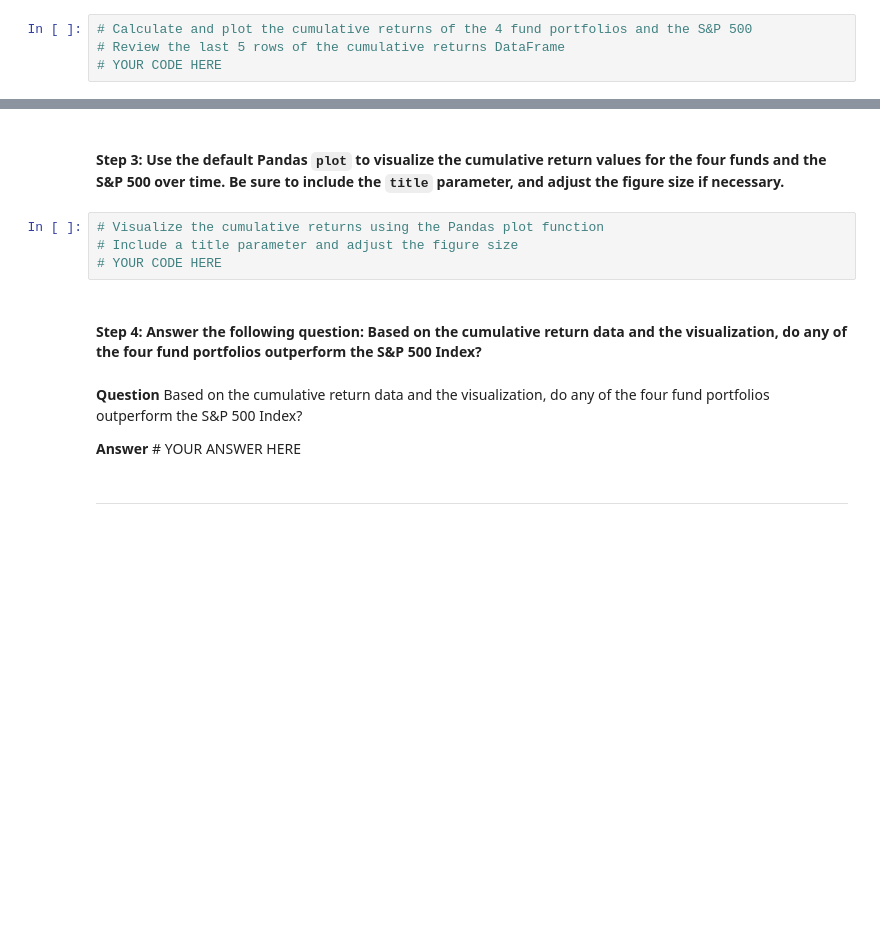
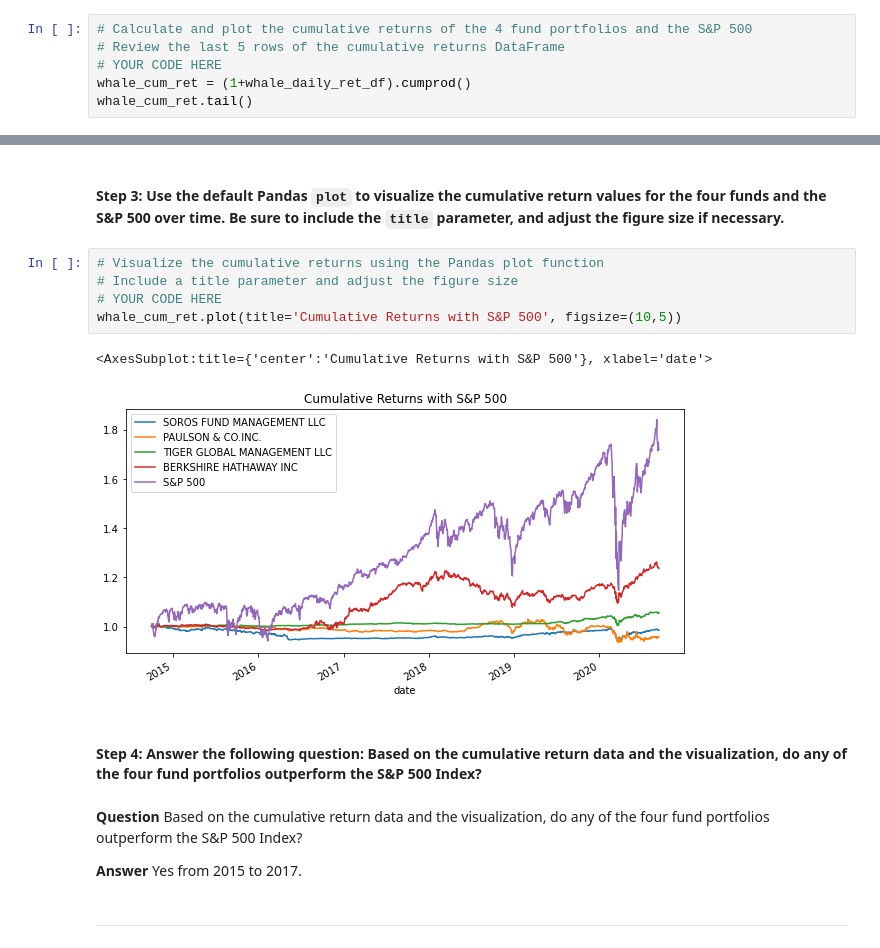
Before and after one commit to GrigoryTimofeev/GitHub_Upload_04, a Jupyter notebook: risk_return_analysis.ipynb, the cells around one changed output, grey strips where cells are left out. Cells and saved outputs as stored; diff of their text form; blank space fills up the shorter version.

```diff
--- a/risk_return_analysis.ipynb
+++ b/risk_return_analysis.ipynb
@@ -140,3 +165,5 @@ Analyze the data to determine if any of the portfolios outperform the broader st
 # Calculate and plot the cumulative returns of the 4 fund portfolios and the S&P 500
 # Review the last 5 rows of the cumulative returns DataFrame
 # YOUR CODE HERE
+whale_cum_ret = (1+whale_daily_ret_df).cumprod()
+whale_cum_ret.tail()
@@ -145,13 +180,17 @@ Analyze the data to determine if any of the portfolios outperform the broader st
 # %%
 # Visualize the cumulative returns using the Pandas plot function
 # Include a title parameter and adjust the figure size
 # YOUR CODE HERE
+whale_cum_ret.plot(title='Cumulative Returns with S&P 500', figsize=(10,5))
+# %% [output]
+<AxesSubplot:title={'center':'Cumulative Returns with S&P 500'}, xlabel='date'>
+[figure, added]
 # %% [markdown]
 #### Step 4: Answer the following question: Based on the cumulative return data and the visualization, do any of the four fund portfolios outperform the S&P 500 Index?
 # %% [markdown]
 **Question** Based on the cumulative return data and the visualization, do any of the four fund portfolios outperform the S&P 500 Index?
 
-**Answer** # YOUR ANSWER HERE
+**Answer** Yes from 2015 to 2017.
 # %% [markdown]
 ---
 # %% [markdown]
```
Also changed, not shown: parts of 31 cells of this notebook.
